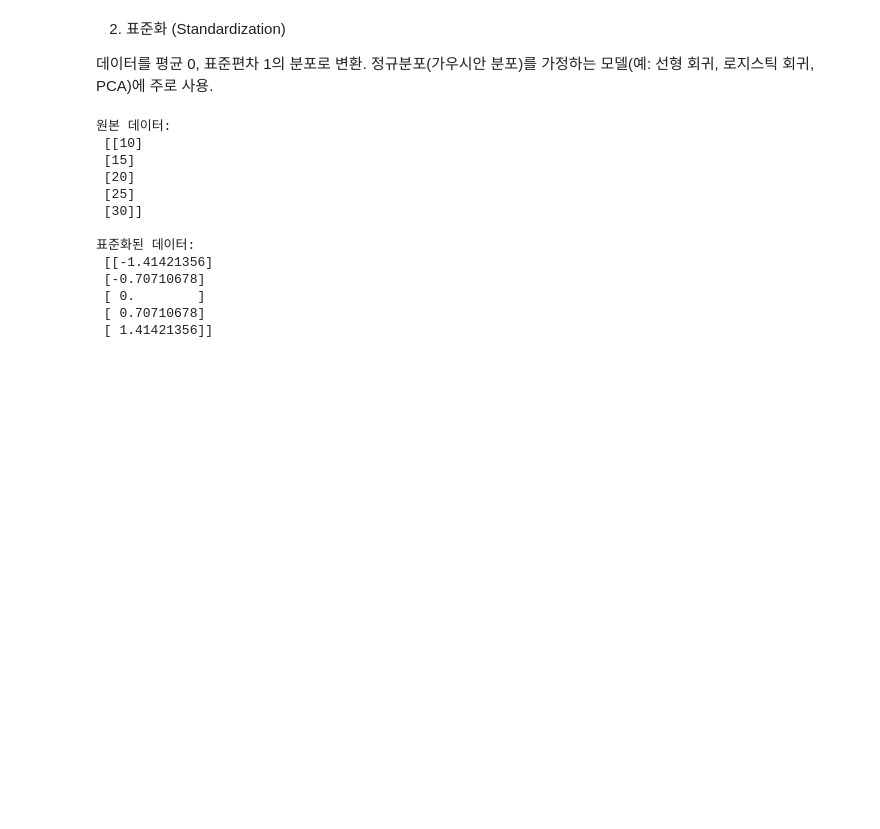
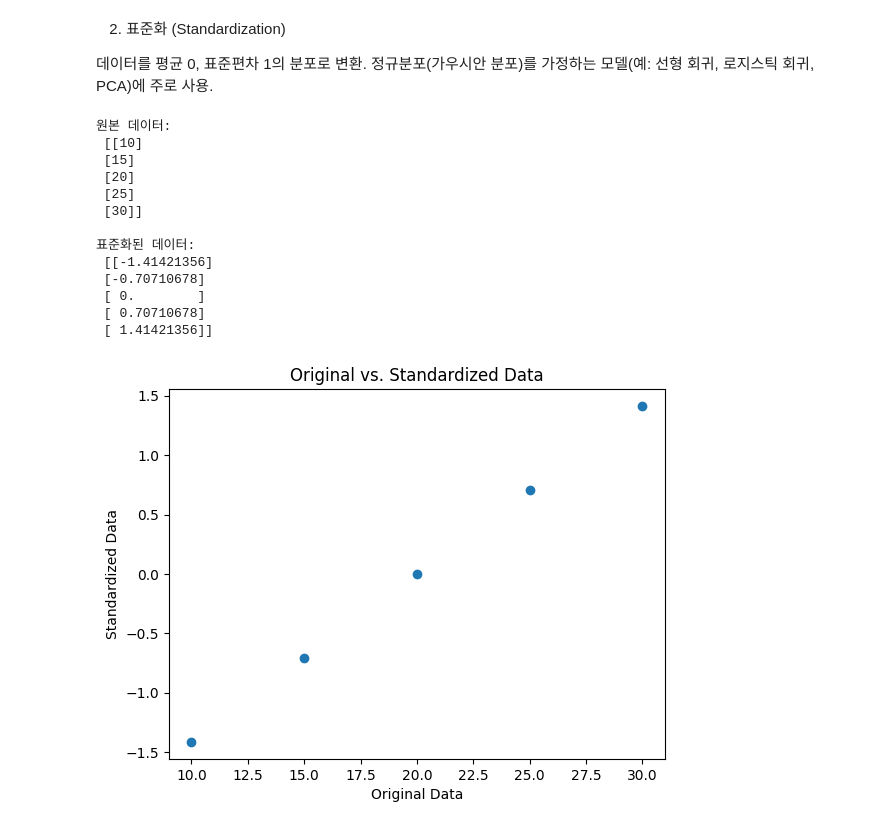
Before and after one commit to jaykkim1/KNOC_KPA_2025, a Jupyter notebook: KPA실습_추가.ipynb, the cells around one changed output. Cells and saved outputs as stored; diff of their text form; code cells hidden in the pictures; blank space fills up the shorter version.

```diff
--- a/KPA실습_추가.ipynb
+++ b/KPA실습_추가.ipynb
@@ -38,25 +46,33 @@ print("\n정규화된 데이터:\n", normalized)
 # %%
 from sklearn.preprocessing import StandardScaler
 
 # 예시 데이터
 data = np.array([[10], [15], [20], [25], [30]])
 
 scaler = StandardScaler()
 standardized = scaler.fit_transform(data)
 
 print("원본 데이터:\n", data)
 print("\n표준화된 데이터:\n", standardized)
+
+
+plt.scatter(data, standardized)
+plt.xlabel('Original Data')
+plt.ylabel('Standardized Data')
+plt.title('Original vs. Standardized Data')
+plt.show()
 # %% [output]
 원본 데이터:
  [[10]
  [15]
  [20]
  [25]
  [30]]
 
 표준화된 데이터:
  [[-1.41421356]
  [-0.70710678]
  [ 0.        ]
  [ 0.70710678]
  [ 1.41421356]]
+[figure, added]
```
Also changed, not shown: parts of 1 cell of this notebook.
